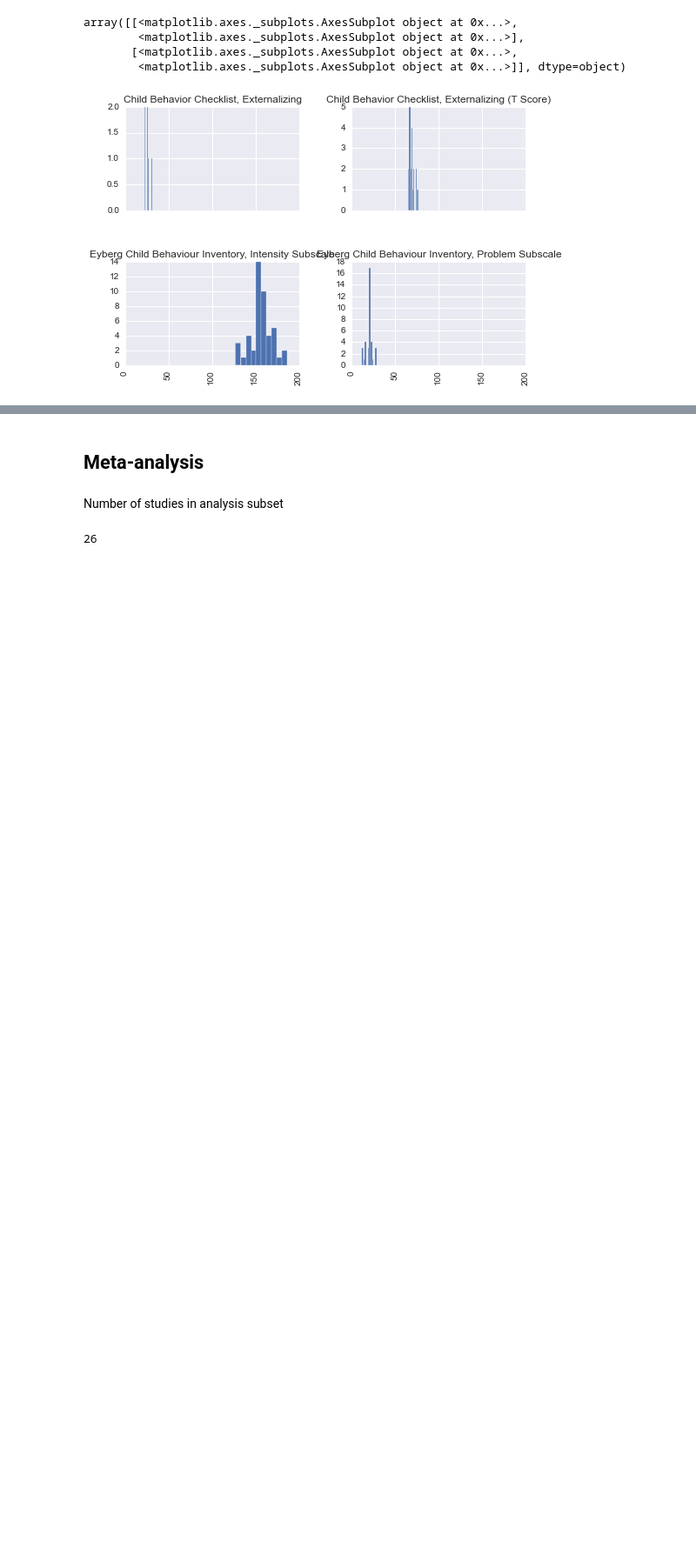
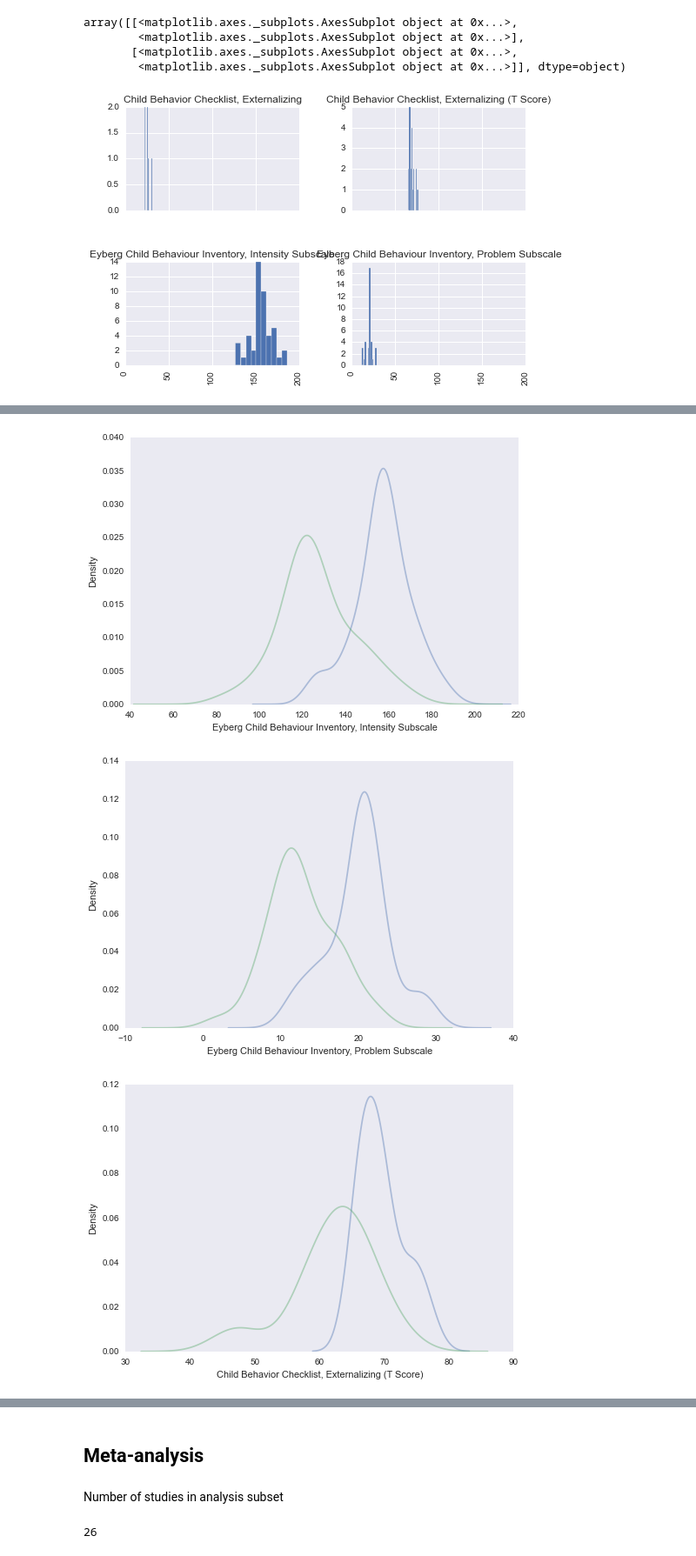
Before and after one commit to fonnesbeck/disruptive_behavior_disorder_MA, a Jupyter notebook: Disruptive Behavior Disorder Meta-analysis.ipynb, the cells around one changed output, grey strips where cells are left out. Shown at 87% size. Drawn from its saved outputs; the diff is of its cells as text; code cells hidden in the pictures; blank space fills up the shorter version.

```diff
--- a/Disruptive Behavior Disorder Meta-analysis.ipynb
+++ b/Disruptive Behavior Disorder Meta-analysis.ipynb
@@ -404,0 +438,10 @@ array([[<matplotlib.axes._subplots.AxesSubplot object at 0x...>,
+# %%
+for x in unique_measures:
+    plt.figure()
+    analysis_subset[analysis_subset.measure_instrument==x].baseline_mean.plot(kind='kde', alpha=0.4, grid=False)
+    analysis_subset[analysis_subset.measure_instrument==x].end_treat_mean.plot(kind='kde', alpha=0.4, grid=False)
+    plt.gca().set_xlabel(x)
+# %% [output]
+[figure, added]
+[figure, added]
+[figure, added]
```
Also changed, not shown: parts of 58 cells of this notebook.
